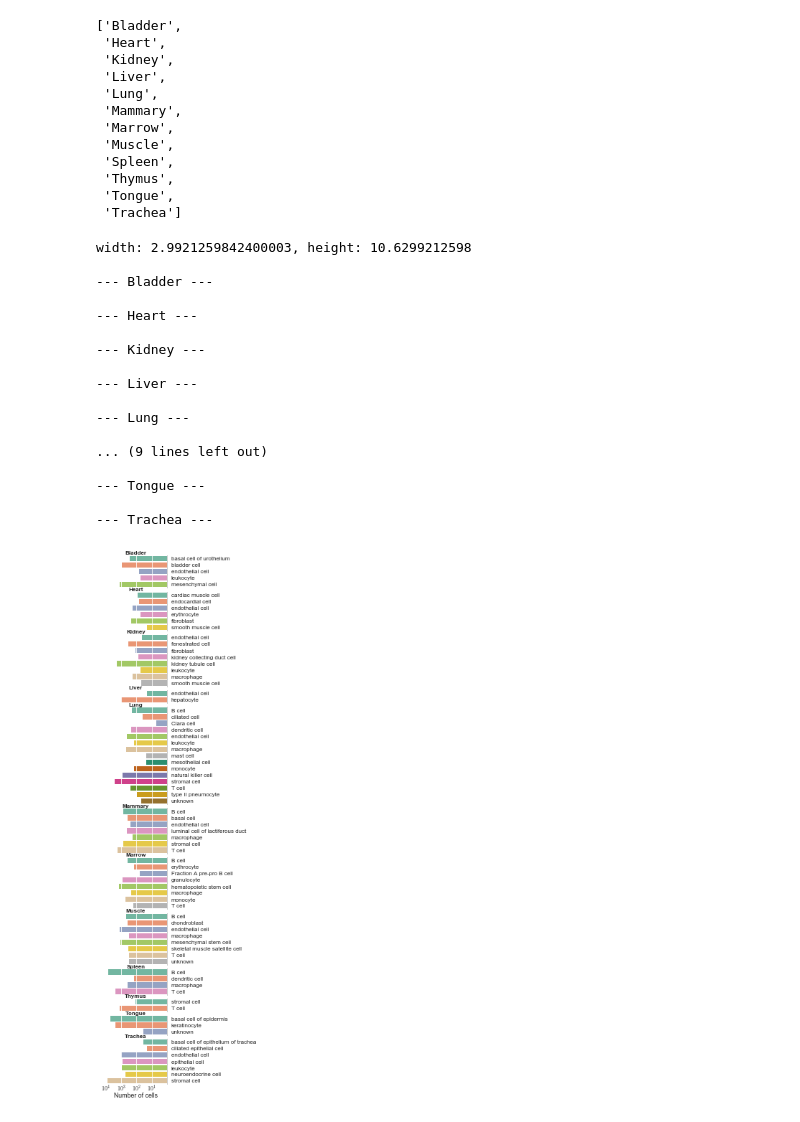
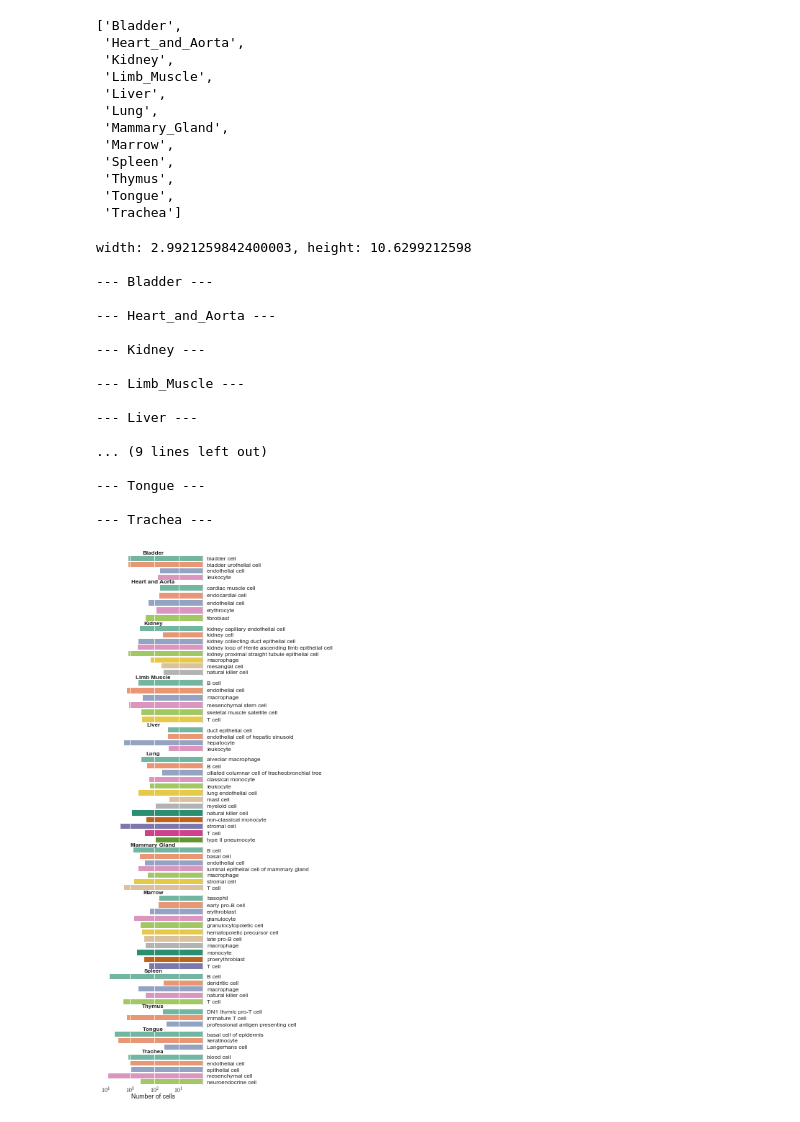
Before and after one commit to czbiohub-sf/tabula-muris, a Jupyter notebook: 15_supplementary_figure5/supplementary_figure5c.ipynb, the cells around one changed output. Cells and saved outputs as stored; diff of their text form; code cells hidden in the pictures.

```diff
--- a/15_supplementary_figure5/supplementary_figure5c.ipynb
+++ b/15_supplementary_figure5/supplementary_figure5c.ipynb
@@ -23,7 +23,7 @@ sns.set(style='whitegrid', context='paper')
 data_ingest_folder = os.path.join('..', '00_data_ingest' )
 
 
-cell_annotations_csv = os.path.join(data_ingest_folder, '01_droplet_raw_data', 'annotations_droplets.csv')
+cell_annotations_csv = os.path.join(data_ingest_folder, '18_global_annotation_csv', 'annotations_droplet.csv')
 cell_annotations = pd.read_csv(cell_annotations_csv)
 print(cell_annotations.shape)
 cell_annotations.head()
@@ -40,13 +40,13 @@ tissues = sorted(cell_annotations['tissue'].unique())
 tissues
 # %% [output]
 ['Bladder',
- 'Heart',
+ 'Heart_and_Aorta',
  'Kidney',
+ 'Limb_Muscle',
  'Liver',
  'Lung',
- 'Mammary',
+ 'Mammary_Gland',
  'Marrow',
- 'Muscle',
  'Spleen',
  'Thymus',
  'Tongue',
@@ -109,36 +109,36 @@ for (tissue, df), ax in zip(cell_annotations.groupby('tissue'), axes):
 
     # Plot each tissue's barplot on an individual figure - didn't end up using
 #     tissue_height = height * (height_ratios[tissue]/height_ratios.sum()) + 1
 #     fig_tissue, ax_tissue = plt.subplots(figsize=(width, tissue_height))
 #     barplot('log10_n_cells', col, annotation_subannotation, palette, ax=ax_tissue, title=tissue)
 
 #     left, right = -0.05, 1.04
 #     bottom, top = -0.015, 1.01
 #     fig_tissue.tight_layout(h_pad=-0.1, rect=[left, bottom, right, top])
 #     fig_tissue.savefig(f'{figure2_folder}/barplot_n_cells_per_annotation_{tissue}.pdf')
 
 
 
-left, right = -0.05, 1.04
+left, right = -0.05, 1.54
 bottom, top = -0.015, 1.01
 fig.tight_layout(h_pad=-0.1, rect=[left, bottom, right, top])
-fig.savefig('supplementary_figure5c_barplot_n_cells_per_annotation_all.pdf')
+fig.savefig('supplementary_figure5c_barplot_n_cells_per_annotation_all.pdf',bbox_inches="tight")
 # %% [output]
 width: 2.9921259842400003, height: 10.6299212598
 
 --- Bladder ---
 
---- Heart ---
+--- Heart_and_Aorta ---
 
 --- Kidney ---
 
+--- Limb_Muscle ---
+
 --- Liver ---
-
---- Lung ---
 
 ... (9 lines left out)
 
 --- Tongue ---
 
 --- Trachea ---
-[figure, old version]
+[figure, new version]
```
Also changed, not shown: parts of 1 cell of this notebook, 13 other files.
